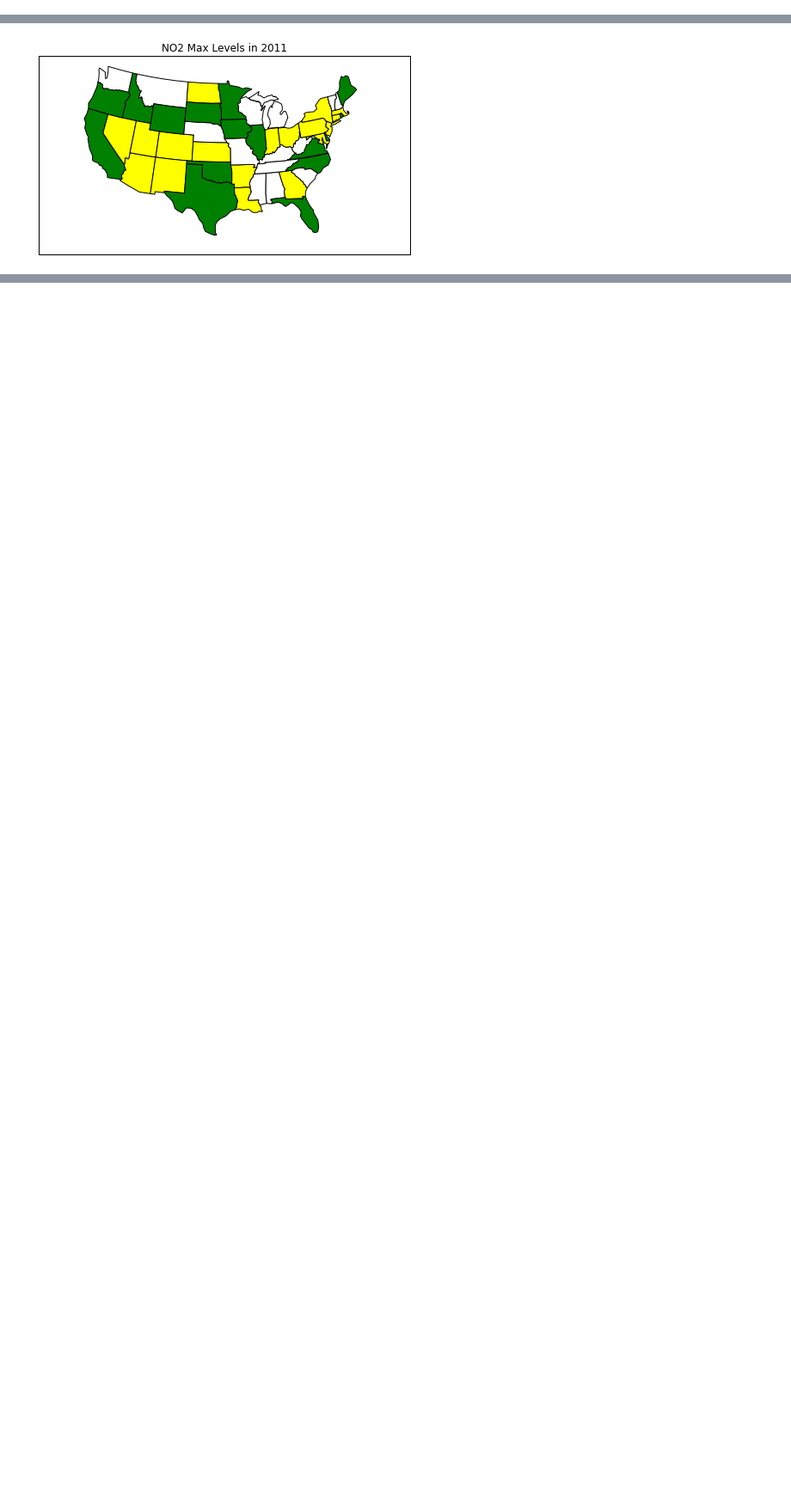
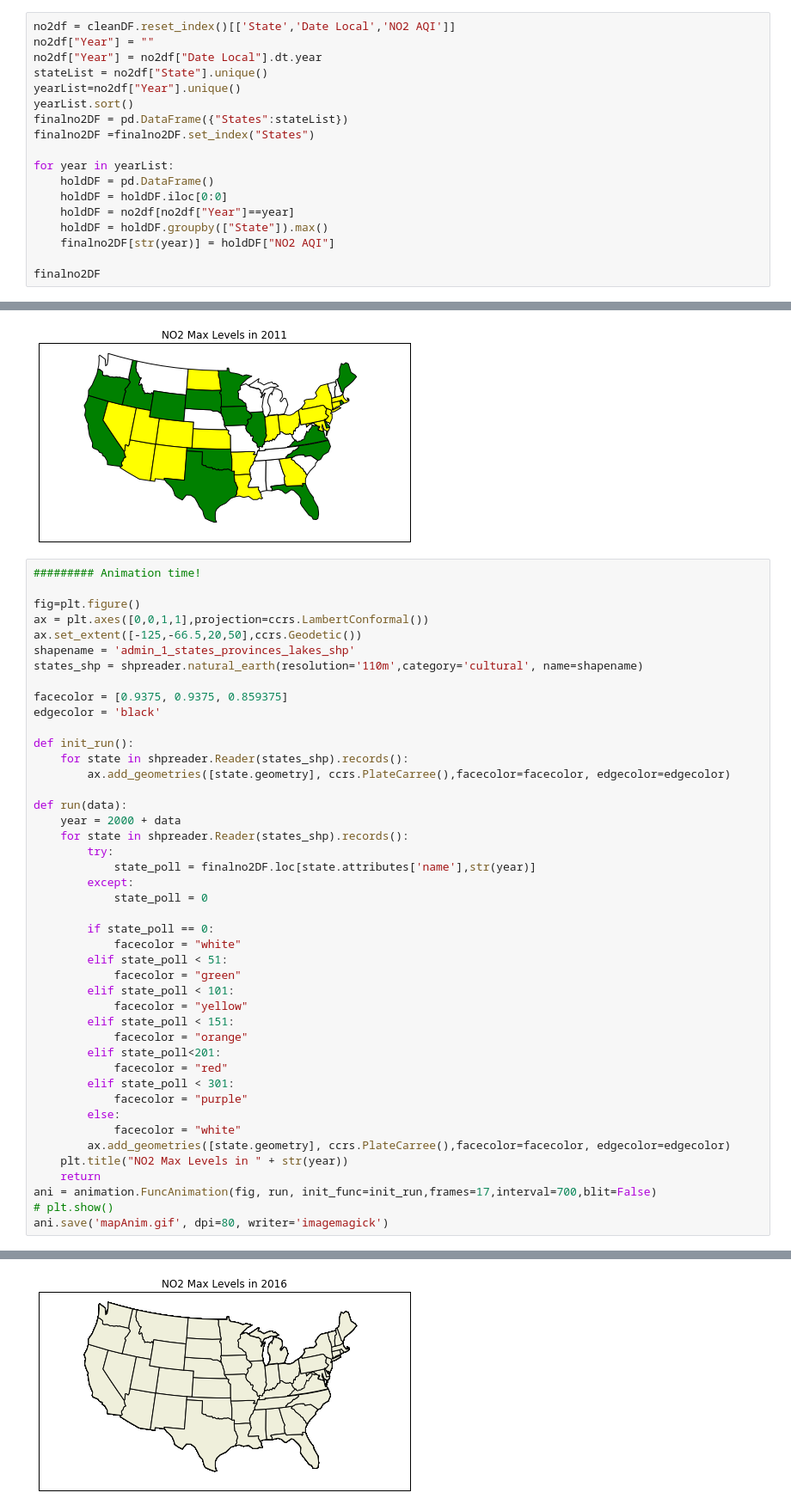
Before and after one commit to jaeglee94/allHomework, a Jupyter notebook: 7 1st Project/Untitled.ipynb, the cells around one changed output, grey strips where cells are left out. Shown: that part at 86% size. Saved outputs shown, nothing was run; the diff lists cells and outputs as text; blank space fills up the shorter version.

Commit message:
adding NO2 animation

```diff
--- a/7 1st Project/Untitled.ipynb
+++ b/7 1st Project/Untitled.ipynb
@@ -90,0 +86,18 @@ poll2011["Utah"]
+# %%
+no2df = cleanDF.reset_index()[['State','Date Local','NO2 AQI']]
+no2df["Year"] = ""
+no2df["Year"] = no2df["Date Local"].dt.year
+stateList = no2df["State"].unique()
+yearList=no2df["Year"].unique()
+yearList.sort()
+finalno2DF = pd.DataFrame({"States":stateList})
+finalno2DF =finalno2DF.set_index("States")
+
+for year in yearList:
+    holdDF = pd.DataFrame()
+    holdDF = holdDF.iloc[0:0]
+    holdDF = no2df[no2df["Year"]==year]
+    holdDF = holdDF.groupby(["State"]).max()
+    finalno2DF[str(year)] = holdDF["NO2 AQI"]
+
+finalno2DF
@@ -133,3 +165,48 @@ for state in shpreader.Reader(states_shp).records():
 plt.show()
 # %% [output]
 [figure]
+# %%
+######### Animation time!
+
+fig=plt.figure()
+ax = plt.axes([0,0,1,1],projection=ccrs.LambertConformal())
+ax.set_extent([-125,-66.5,20,50],ccrs.Geodetic())
+shapename = 'admin_1_states_provinces_lakes_shp'
+states_shp = shpreader.natural_earth(resolution='110m',category='cultural', name=shapename)
+
+facecolor = [0.9375, 0.9375, 0.859375]
+edgecolor = 'black'
+
+def init_run():
+    for state in shpreader.Reader(states_shp).records():
+        ax.add_geometries([state.geometry], ccrs.PlateCarree(),facecolor=facecolor, edgecolor=edgecolor)
+
+def run(data):
+    year = 2000 + data
+    for state in shpreader.Reader(states_shp).records():
+        try:
+            state_poll = finalno2DF.loc[state.attributes['name'],str(year)]
+        except:
+            state_poll = 0
+
+        if state_poll == 0:
+            facecolor = "white"
+        elif state_poll < 51:
+            facecolor = "green"
+        elif state_poll < 101:
+            facecolor = "yellow"
+        elif state_poll < 151:
+            facecolor = "orange"
+        elif state_poll<201:
+            facecolor = "red"
+        elif state_poll < 301:
+            facecolor = "purple"
+        else:
+            facecolor = "white"
+        ax.add_geometries([state.geometry], ccrs.PlateCarree(),facecolor=facecolor, edgecolor=edgecolor)
+    plt.title("NO2 Max Levels in " + str(year))
+    return
+ani = animation.FuncAnimation(fig, run, init_func=init_run,frames=17,interval=700,blit=False)
+# plt.show()
+ani.save('mapAnim.gif', dpi=80, writer='imagemagick')
+# %% [output]
@@ -135,0 +214 @@ plt.show()
+[figure, added]
```
Also changed, not shown: parts of 6 cells of this notebook, 1 other file.
